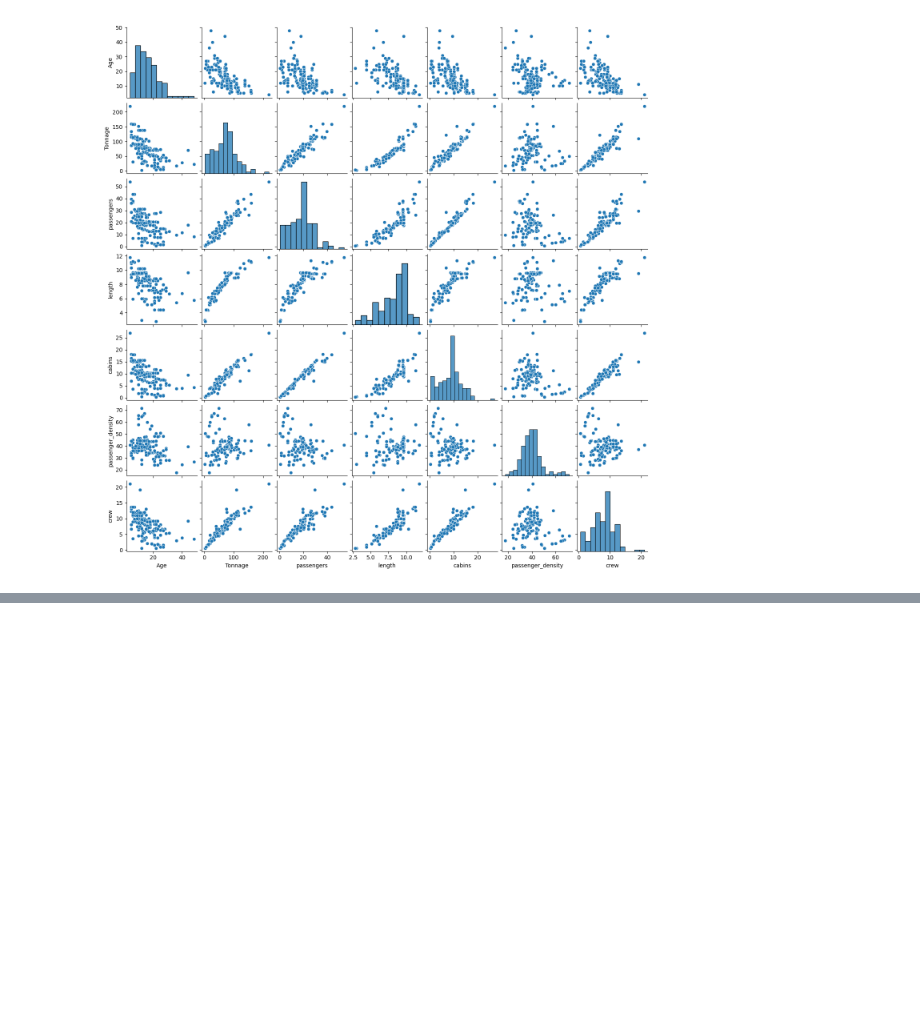
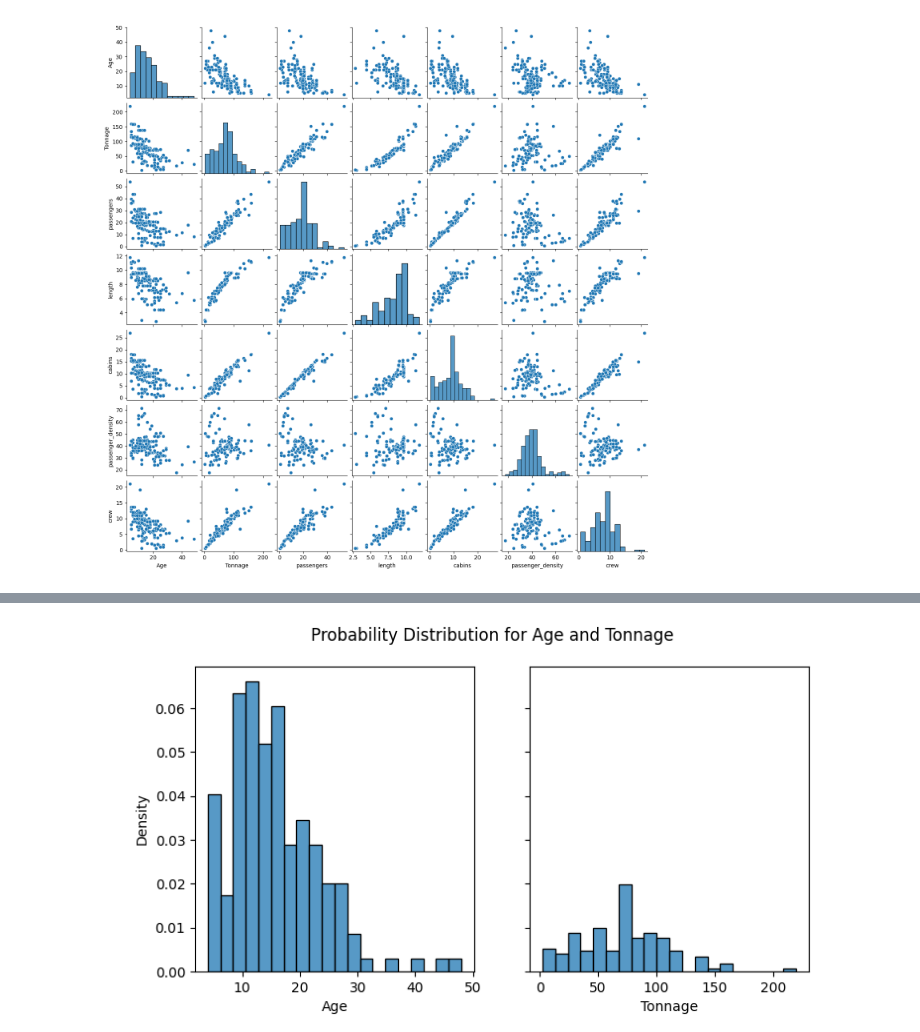
Before and after one commit to Milanomac/data-science-python, a Jupyter notebook: ml-models/08_ML_Model_for_Predicting_Ships_Crew_Size/My_ship_crew_size_model.ipynb, the cells around one changed output, grey strips where cells are left out. Saved outputs shown, nothing was run; the diff lists cells and outputs as text; code cells hidden in the pictures; blank space fills up the shorter version.

```diff
--- a/ml-models/08_ML_Model_for_Predicting_Ships_Crew_Size/My_ship_crew_size_model.ipynb
+++ b/ml-models/08_ML_Model_for_Predicting_Ships_Crew_Size/My_ship_crew_size_model.ipynb
@@ -108,2 +128,11 @@ sns.pairplot(cruise[cols], size=2.0)
+# %%
+fig, (ax0, ax1) = plt.subplots(nrows=1, ncols=2, sharey=True, figsize = (8,4))
+
+sns.histplot(cruise['Age'], stat='density', bins=20, ax=ax0)
+sns.histplot(cruise['Tonnage'], stat='density', bins=20, ax=ax1)
+fig.suptitle('Probability Distribution for Age and Tonnage')
+plt.show()
+# %% [output]
+[figure, added]
 # %% [markdown]
 Observations
```
Also changed, not shown: parts of 13 cells of this notebook, 1 other file.
